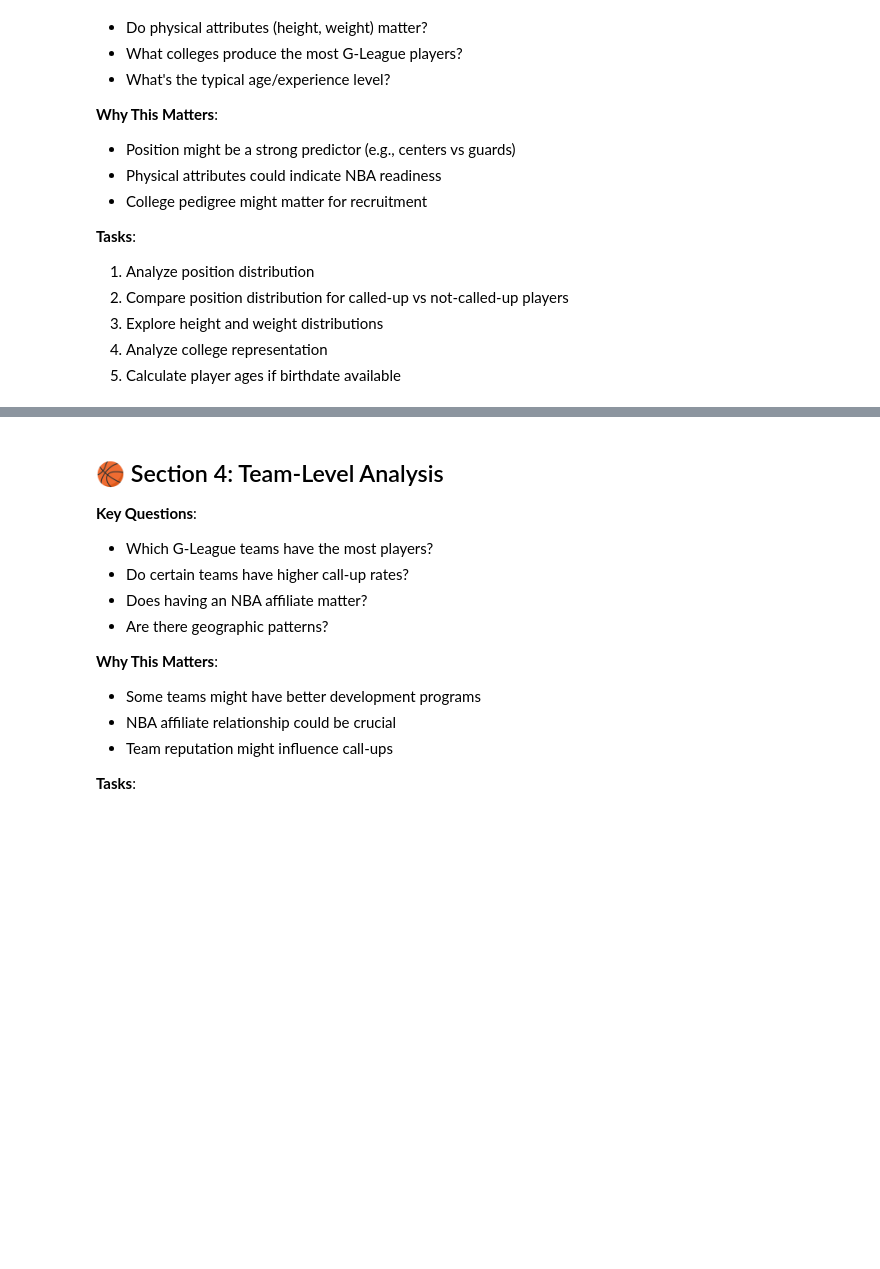
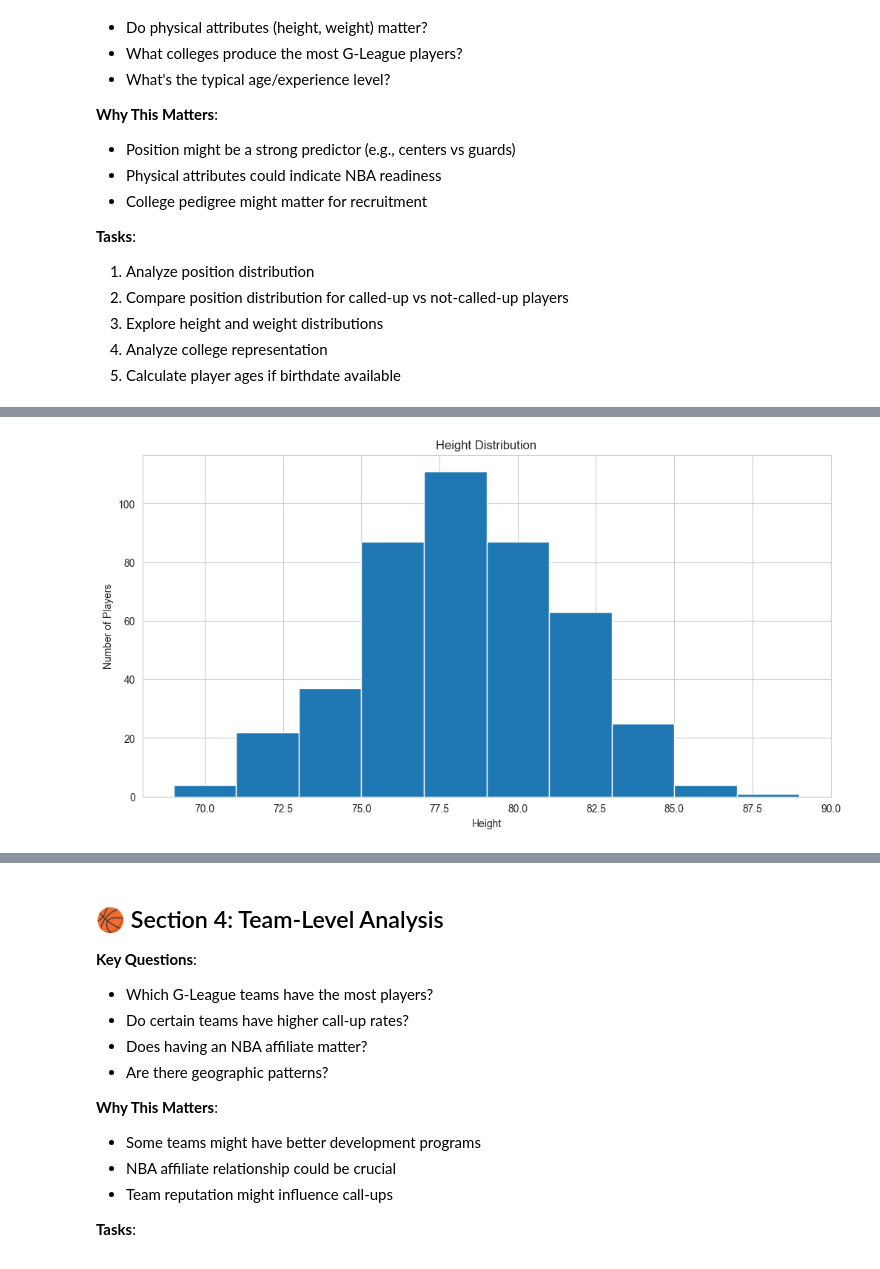
Before and after one commit to anirudh9280/Next-Up, a Jupyter notebook: eda.ipynb, the cells around one changed output, grey strips where cells are left out. Cells and saved outputs as stored; diff of their text form; code cells hidden in the pictures; blank space fills up the shorter version.

```diff
--- a/eda.ipynb
+++ b/eda.ipynb
@@ -158,0 +201,10 @@ memory usage: 24.2+ KB
+# %%
+df_players["height"].plot(
+    kind="hist",
+    xlabel="Height",
+    ylabel="Number of Players",
+    title="Height Distribution",
+    edgecolor='w'
+    );
+# %% [output]
+[figure, added]
```
Also changed, not shown: parts of 6 cells of this notebook.
